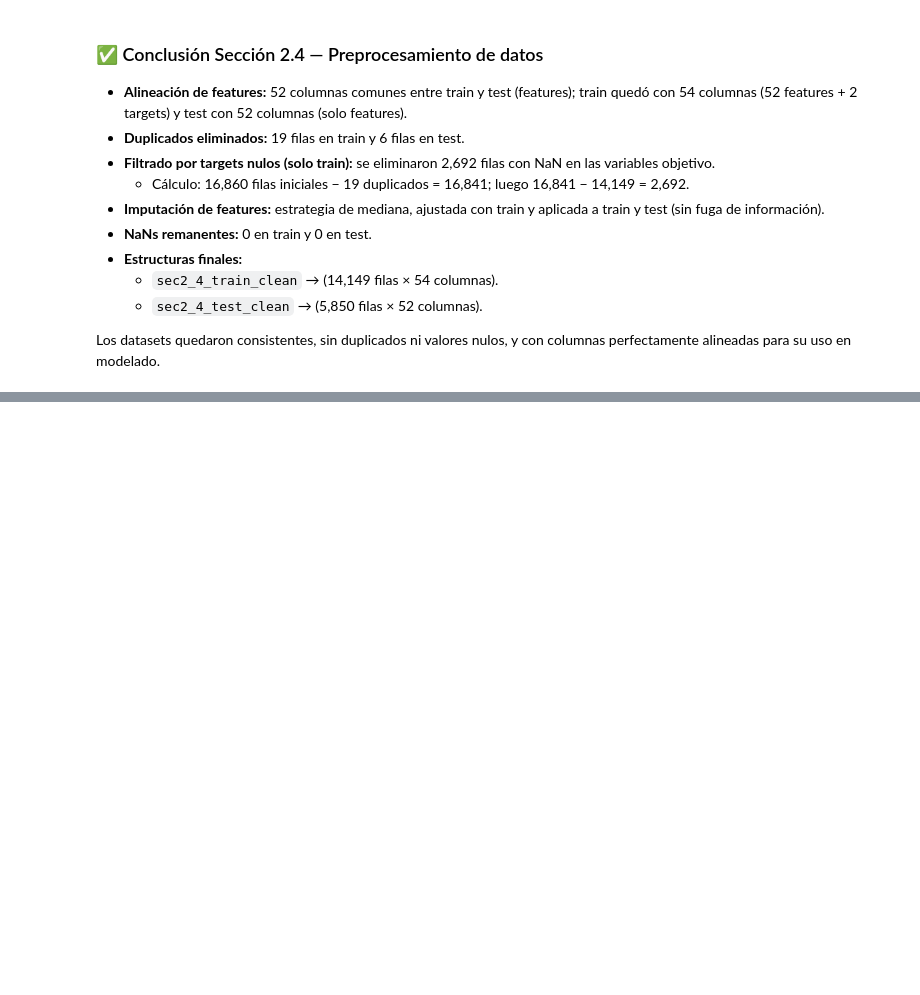
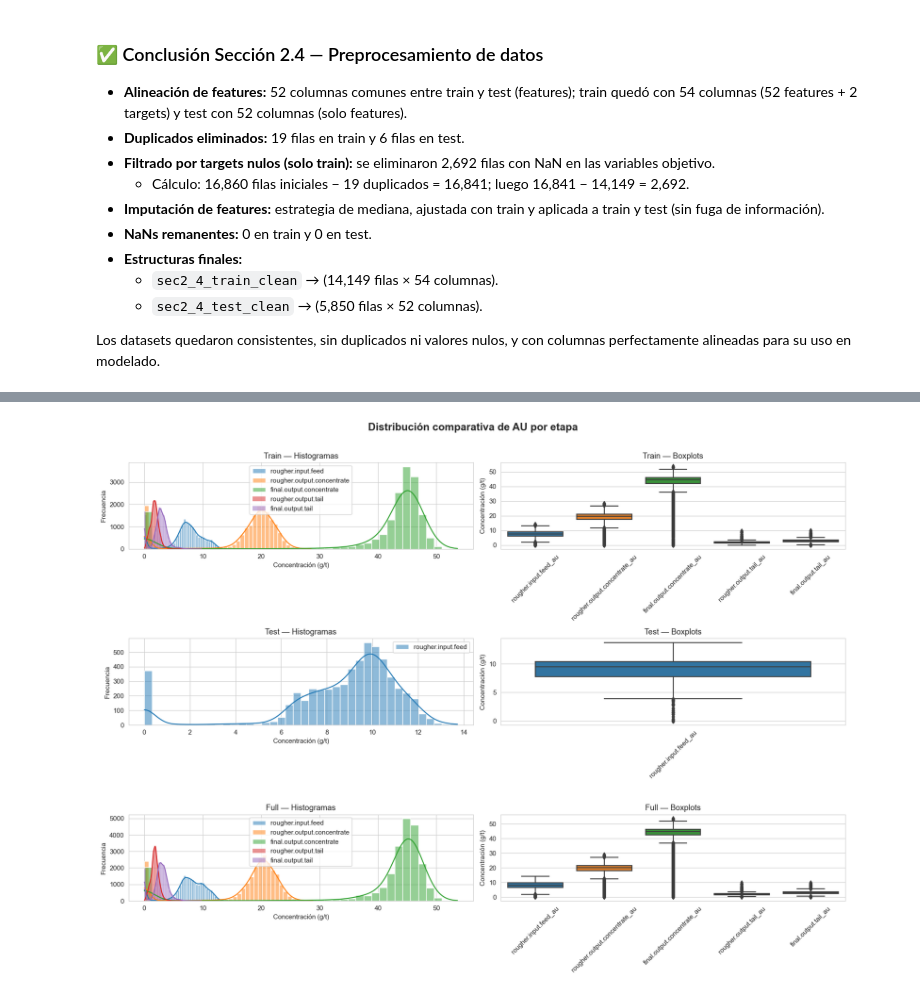
Before and after one commit to cjhirashi/proyecto-sprint-12, a Jupyter notebook: notebooks/gold_recovery_analysis.ipynb, the cells around one changed output, grey strips where cells are left out. Saved outputs shown, nothing was run; the diff lists cells and outputs as text; code cells hidden in the pictures; blank space fills up the shorter version.

```diff
--- a/notebooks/gold_recovery_analysis.ipynb
+++ b/notebooks/gold_recovery_analysis.ipynb
@@ -616,0 +756,84 @@ Los datasets quedaron consistentes, sin duplicados ni valores nulos, y con colum
+# %%
+# ============================================================
+# Sección 3.2 — Comparación de distribuciones entre conjuntos
+# Objetivo: En esta subsección se busca comparar las distribuciones de concentraciones
+# de los metales (AU, AG y PB) en las distintas etapas del proceso (feed,
+# rougher_conc, final_conc, rougher_tail, final_tail), diferenciando entre los
+# datasets de entrenamiento (TRAIN), prueba (TEST) y completo (FULL).
+# Con esto se identifican posibles sesgos o diferencias de representatividad
+# entre los conjuntos de datos.
+# ============================================================
+
+# ---------------------------------------------
+# Lista de objetos
+# ---------------------------------------------
+# - sec3_2_metals: lista de metales a analizar → ["au", "ag", "pb"]
+# - sec3_2_stages: lista de etapas de proceso → ["feed", "rougher.output.concentrate",
+#                                                "final.output.concentrate",
+#                                                "rougher.output.tail",
+#                                                "final.output.tail"]
+# - sec3_2_datasets: diccionario con los DataFrames por dataset
+#                    {"Train": sec2_1_df_train, "Test": sec2_1_df_test, "Full": sec2_1_df_full}
+# - Función sec3_2_plot_distributions_by_dataset(): genera histogramas y boxplots
+#   comparativos separados por dataset para cada metal.
+# ---------------------------------------------
+
+import matplotlib.pyplot as plt
+import seaborn as sns
+
+# Definir metales y etapas
+sec3_2_metals = ["au", "ag", "pb"]
+sec3_2_stages = [
+    "rougher.input.feed",
+    "rougher.output.concentrate",
+    "final.output.concentrate",
+    "rougher.output.tail",
+    "final.output.tail"
+]
+
+# Diccionario con datasets disponibles
+sec3_2_datasets = {
+    "Train": sec2_1_df_train,
+    "Test": sec2_1_df_test,
+    "Full": sec2_1_df_full
+}
+
+# -----------------------------------------------------
+# Función para graficar distribuciones
+# -----------------------------------------------------
+def sec3_2_plot_distributions_by_dataset(datasets, metal, stages):
+
+    # Crear figura
+    fig, axes = plt.subplots(3, 2, figsize=(16, 12))
+    fig.suptitle(f"Distribución comparativa de {metal.upper()} por etapa", fontsize=16, fontweight="bold")
+
+    for i, (name, df) in enumerate(datasets.items()):
+        # Histograma
+        ax1 = axes[i, 0]
+        for stage in stages:
+            col = f"{stage}_{metal}"
+            if col in df.columns:
+                sns.histplot(df[col].dropna(), kde=True, ax=ax1, label=stage, bins=40, alpha=0.5)
+        ax1.set_title(f"{name} — Histogramas")
+        ax1.set_xlabel("Concentración (g/t)")
+        ax1.set_ylabel("Frecuencia")
+        ax1.legend()
+
+        # Boxplot
+        ax2 = axes[i, 1]
+        cols = [f"{stage}_{metal}" for stage in stages if f"{stage}_{metal}" in df.columns]
+        sns.boxplot(data=df[cols], ax=ax2)
+        ax2.set_title(f"{name} — Boxplots")
+        ax2.set_ylabel("Concentración (g/t)")
+        ax2.set_xticklabels(cols, rotation=45)
+
+    plt.tight_layout(rect=[0, 0, 1, 0.97])
+    plt.show()
+
+# -----------------------------------------------------
+# Ejecutar análisis para cada metal
+# -----------------------------------------------------
+for m in sec3_2_metals:
+    sec3_2_plot_distributions_by_dataset(sec3_2_datasets, m, sec3_2_stages)
+# %% [output]
+[figure, added]
```
Also changed, not shown: parts of 24 cells of this notebook.
